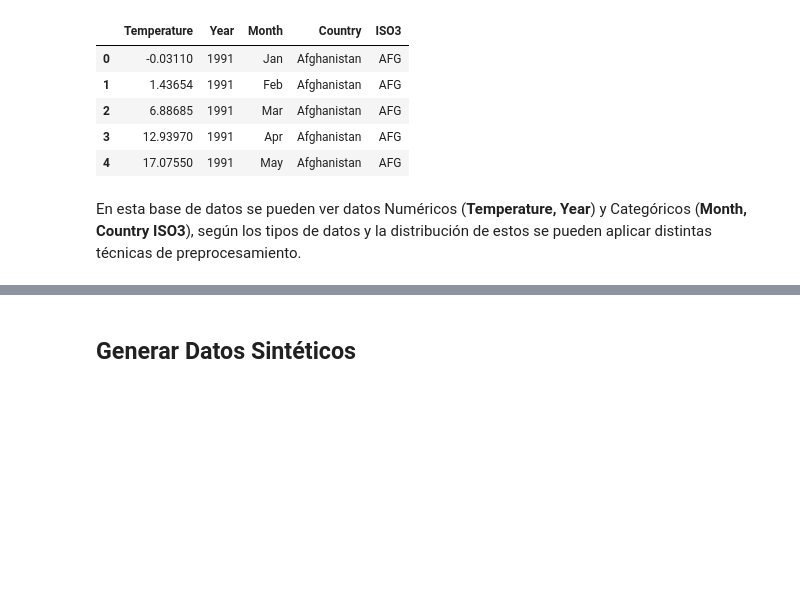
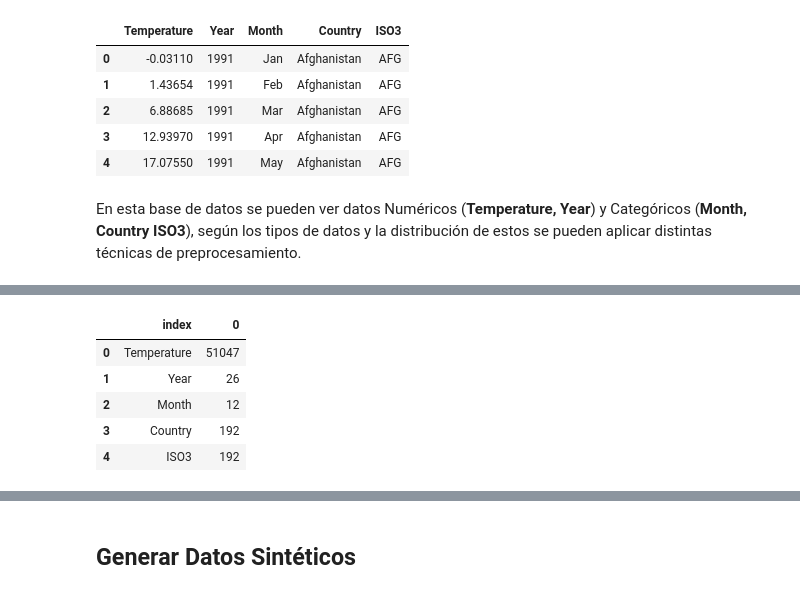
Before and after one commit to CCMunozB/Patrones, a Jupyter notebook: 1-preprocessing.ipynb, the cells around one changed output, grey strips where cells are left out. Cells and saved outputs as stored; diff of their text form; code cells hidden in the pictures; blank space fills up the shorter version.

```diff
--- a/1-preprocessing.ipynb
+++ b/1-preprocessing.ipynb
@@ -45,0 +59,11 @@ En esta base de datos se pueden ver datos Numéricos (**Temperature, Year**) y C
+# %%
+#Veamos los datos categoricos
+df_unique = data.nunique().to_frame().reset_index()
+df_unique
+# %% [output]
+|  | index | 0 |
+| 0 | Temperature | 51047 |
+| 1 | Year | 26 |
+| 2 | Month | 12 |
+| 3 | Country | 192 |
+| 4 | ISO3 | 192 |
```
Also changed, not shown: parts of 3 cells of this notebook, 2 other files.
